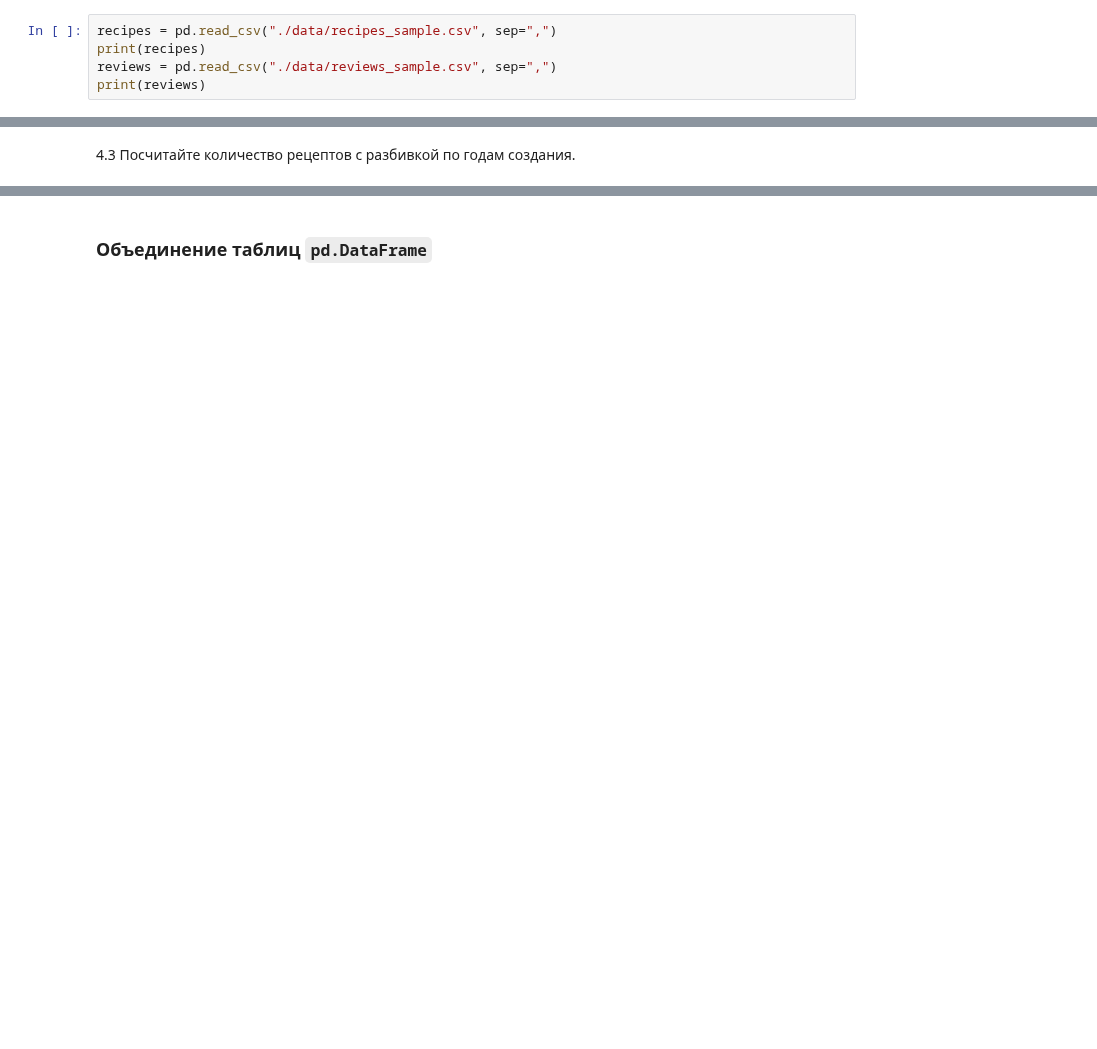
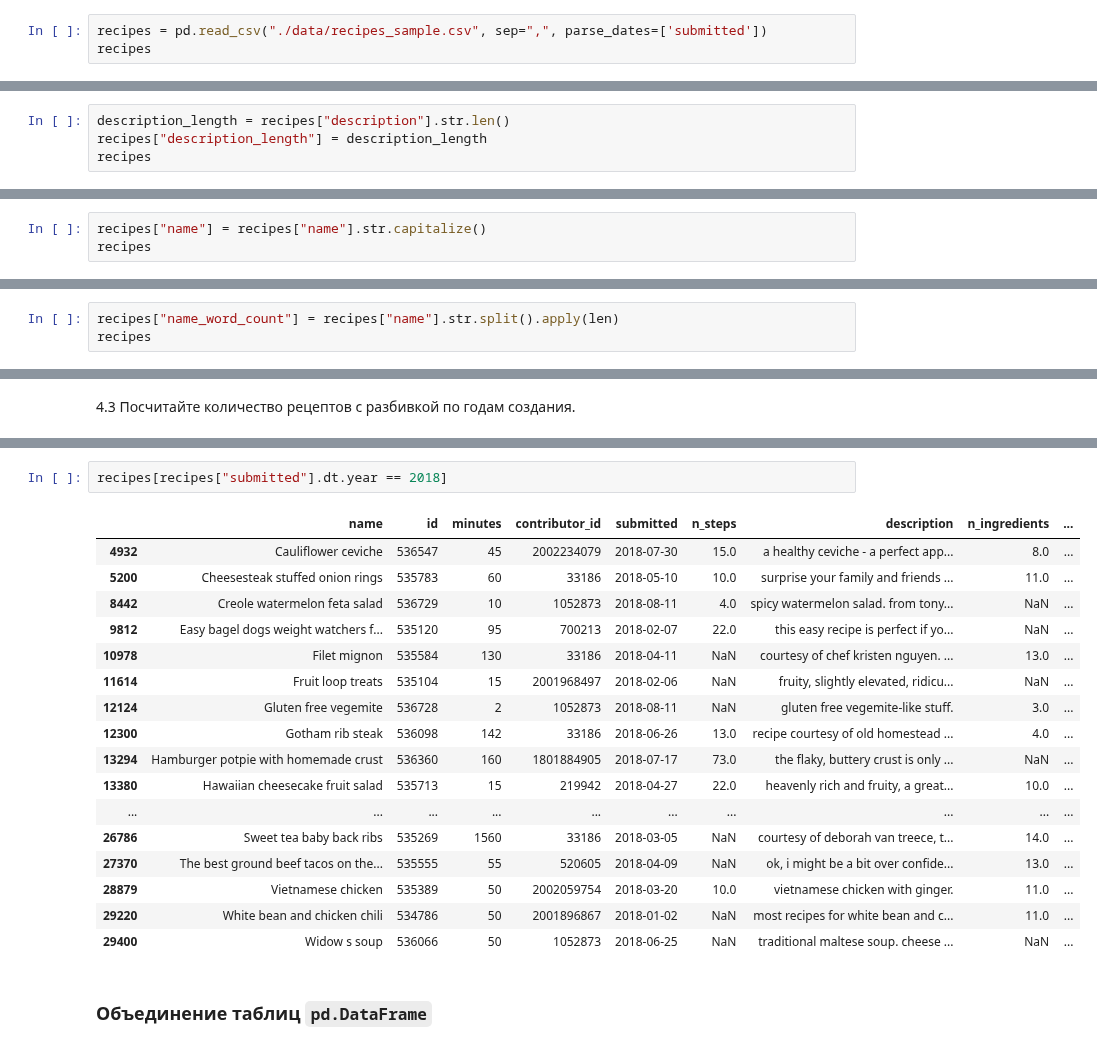
Before and after one commit to GeorgiyDemo/FA, a Jupyter notebook: Course III/TOBD/02_pandas/02_pandas_Деменчук_Георгий.ipynb, the cells around one changed output, grey strips where cells are left out. Cells and saved outputs as stored; diff of their text form; blank space fills up the shorter version.

```diff
--- a/Course III/TOBD/02_pandas/02_pandas_Деменчук_Георгий.ipynb
+++ b/Course III/TOBD/02_pandas/02_pandas_Деменчук_Георгий.ipynb
@@ -125,8 +125,6 @@ pd.merge(df, sp, how='inner',left_on="ticker", right_on='ticker')
 # %% [markdown]
 1.1 В файлах `recipes_sample.csv` и `reviews_sample.csv` находится информация об рецептах блюд и отзывах на эти рецепты соответственно. Загрузите данные из файлов в виде `pd.DataFrame` с названиями `recipes` и `reviews`. Обратите внимание на корректное считывание столбца(ов) с индексами.
 # %%
-recipes = pd.read_csv("./data/recipes_sample.csv", sep=",")
-print(recipes)
-reviews = pd.read_csv("./data/reviews_sample.csv", sep=",")
-print(reviews)
+recipes = pd.read_csv("./data/recipes_sample.csv", sep=",", parse_dates=['submitted'])
+recipes
 # %% [output]
@@ -212,2 +431,6 @@ print(reviews.isnull())
 # %% [markdown]
 3.1  Добавьте в таблицу `recipes` столбец `description_length`, в котором хранится длина описания рецепта из столбца `description`.
+# %%
+description_length = recipes["description"].str.len()
+recipes["description_length"] = description_length
+recipes
@@ -214,2 +451,5 @@ print(reviews.isnull())
 # %% [markdown]
 3.2 Измените название каждого рецепта в таблице `recipes` таким образом, чтобы каждое слово в названии начиналось с прописной буквы.
+# %%
+recipes["name"] = recipes["name"].str.capitalize()
+recipes
@@ -216,2 +470,5 @@ print(reviews.isnull())
 # %% [markdown]
 3.3 Добавьте в таблицу `recipes` столбец `name_word_count`, в котором хранится количество слов из названии рецепта (считайте, что слова в названии разделяются только пробелами).
+# %%
+recipes["name_word_count"] = recipes["name"].str.split().apply(len)
+recipes
@@ -226,2 +586,22 @@ print(reviews.isnull())
+# %%
+recipes[recipes["submitted"].dt.year == 2018]
+# %% [output]
+|  | name | id | minutes | contributor_id | submitted | n_steps | description | n_ingredients | ... |
+| 4932 | Cauliflower ceviche | 536547 | 45 | 2002234079 | 2018-07-30 | 15.0 | a healthy ceviche - a perfect app... | 8.0 | ... |
+| 5200 | Cheesesteak stuffed onion rings | 535783 | 60 | 33186 | 2018-05-10 | 10.0 | surprise your family and friends ... | 11.0 | ... |
+| 8442 | Creole watermelon feta salad | 536729 | 10 | 1052873 | 2018-08-11 | 4.0 | spicy watermelon salad. from tony... | NaN | ... |
+| 9812 | Easy bagel dogs weight watchers f... | 535120 | 95 | 700213 | 2018-02-07 | 22.0 | this easy recipe is perfect if yo... | NaN | ... |
+| 10978 | Filet mignon | 535584 | 130 | 33186 | 2018-04-11 | NaN | courtesy of chef kristen nguyen. ... | 13.0 | ... |
+| 11614 | Fruit loop treats | 535104 | 15 | 2001968497 | 2018-02-06 | NaN | fruity, slightly elevated, ridicu... | NaN | ... |
+| 12124 | Gluten free vegemite | 536728 | 2 | 1052873 | 2018-08-11 | NaN | gluten free vegemite-like stuff. | 3.0 | ... |
+| 12300 | Gotham rib steak | 536098 | 142 | 33186 | 2018-06-26 | 13.0 | recipe courtesy of old homestead ... | 4.0 | ... |
+| 13294 | Hamburger potpie with homemade crust | 536360 | 160 | 1801884905 | 2018-07-17 | 73.0 | the flaky, buttery crust is only ... | NaN | ... |
+| 13380 | Hawaiian cheesecake fruit salad | 535713 | 15 | 219942 | 2018-04-27 | 22.0 | heavenly rich and fruity, a great... | 10.0 | ... |
+| ... | ... | ... | ... | ... | ... | ... | ... | ... | ... |
+| 26786 | Sweet tea baby back ribs | 535269 | 1560 | 33186 | 2018-03-05 | NaN | courtesy of deborah van treece, t... | 14.0 | ... |
+| 27370 | The best ground beef tacos on the... | 535555 | 55 | 520605 | 2018-04-09 | NaN | ok, i might be a bit over confide... | 13.0 | ... |
+| 28879 | Vietnamese chicken | 535389 | 50 | 2002059754 | 2018-03-20 | 10.0 | vietnamese chicken with ginger. | 11.0 | ... |
+| 29220 | White bean and chicken chili | 534786 | 50 | 2001896867 | 2018-01-02 | NaN | most recipes for white bean and c... | 11.0 | ... |
+| 29400 | Widow s soup | 536066 | 50 | 1052873 | 2018-06-25 | NaN | traditional maltese soup. cheese ... | NaN | ... |
 # %% [markdown]
 ### Объединение таблиц `pd.DataFrame`
```
Also changed, not shown: parts of 42 cells of this notebook, 1 other file.
